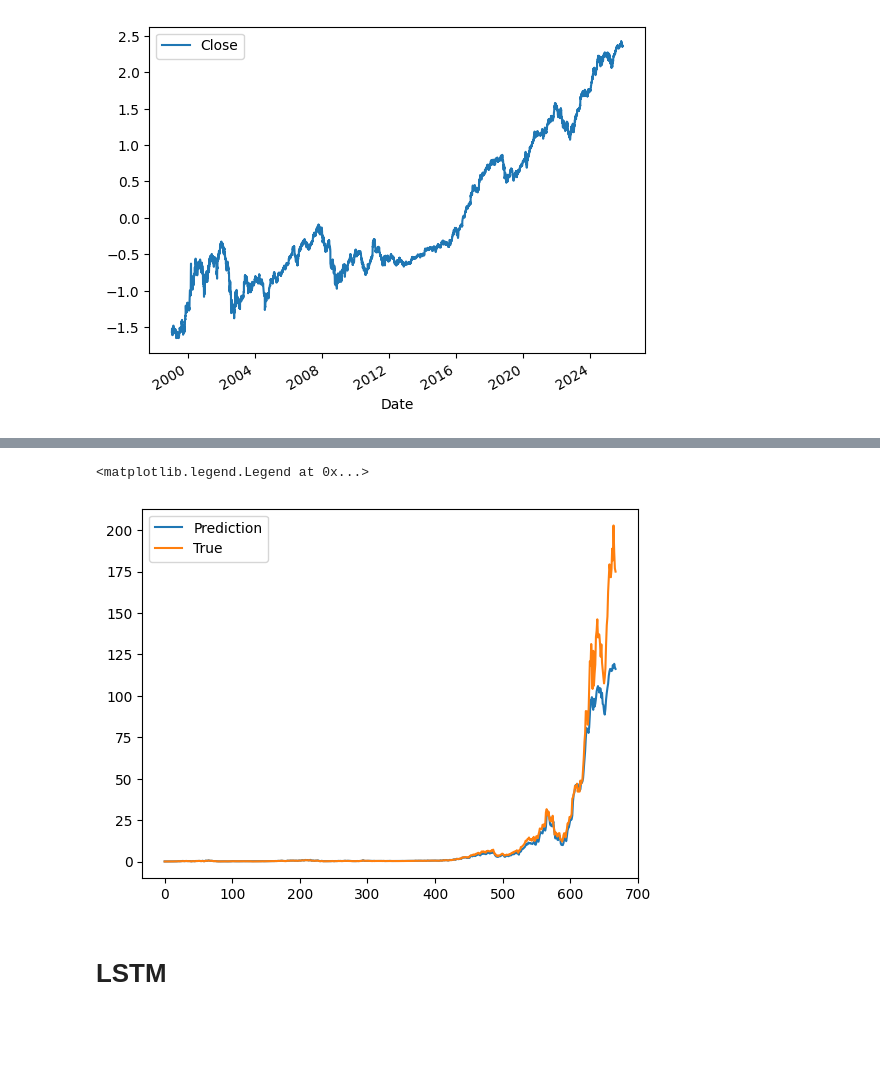
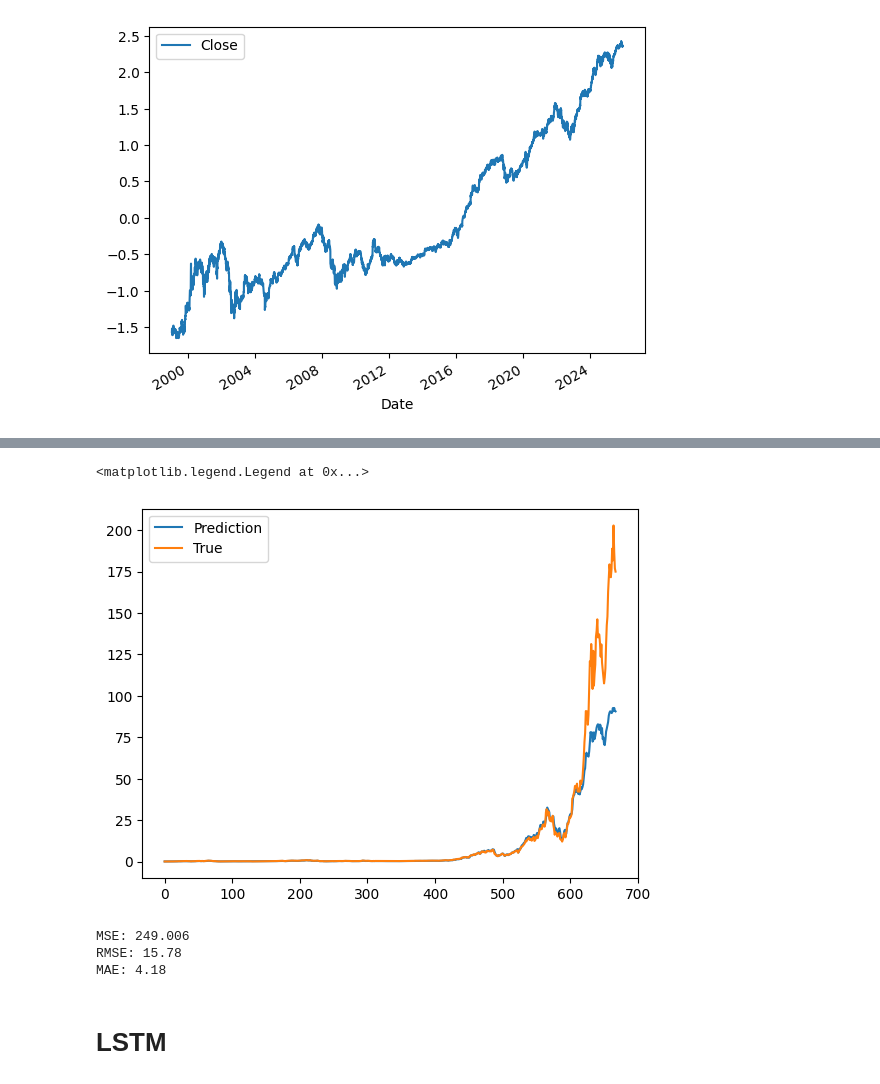
Before and after one commit to acosio14/stock-forecasting, a Jupyter notebook: protoyping.ipynb, the cells around one changed output, grey strips where cells are left out. Cells and saved outputs as stored; diff of their text form; code cells hidden in the pictures; blank space fills up the shorter version.

```diff
--- a/protoyping.ipynb
+++ b/protoyping.ipynb
@@ -148,10 +152,10 @@ plt.show()
 # %%
 from sequence_model import test_model
 
-all_pred, test_losses = test_model(rnn, X_test, y_test)
+rnn_pred = test_model(rnn, X_test, y_test)
 # %%
 from data_handler import inverse_transform
 
-final_pred = inverse_transform(all_pred, train_log_mean, train_log_std)
+inverse_rnn_pred = inverse_transform(rnn_pred, train_log_mean, train_log_std)
 y_true = inverse_transform(y_test, train_log_mean, train_log_std)
 # %%
@@ -164,10 +168,24 @@ plt.legend()
 # %%
-plt.plot(final_pred, label="Prediction")
+plt.plot(inverse_rnn_pred, label="Prediction")
 plt.plot(y_true, label="True")
 plt.legend()
 # %% [output]
 <matplotlib.legend.Legend at 0x...>
-[figure, old version]
+[figure, new version]
+# %%
+import numpy as np
+mse = np.mean(np.pow(y_true - inverse_rnn_pred,2))
+print(f"MSE: {round(mse,3)}")
+
+rmse = np.sqrt(mse)
+print(f"RMSE: {round(rmse,2)}")
+
+mae = np.mean(np.abs(y_true - inverse_rnn_pred))
+print(f"MAE: {round(mae,2)}")
+# %% [output]
+MSE: 249.006
+RMSE: 15.78
+MAE: 4.18
 # %% [markdown]
 # LSTM
 # %%
```
Also changed, not shown: parts of 12 cells of this notebook.
